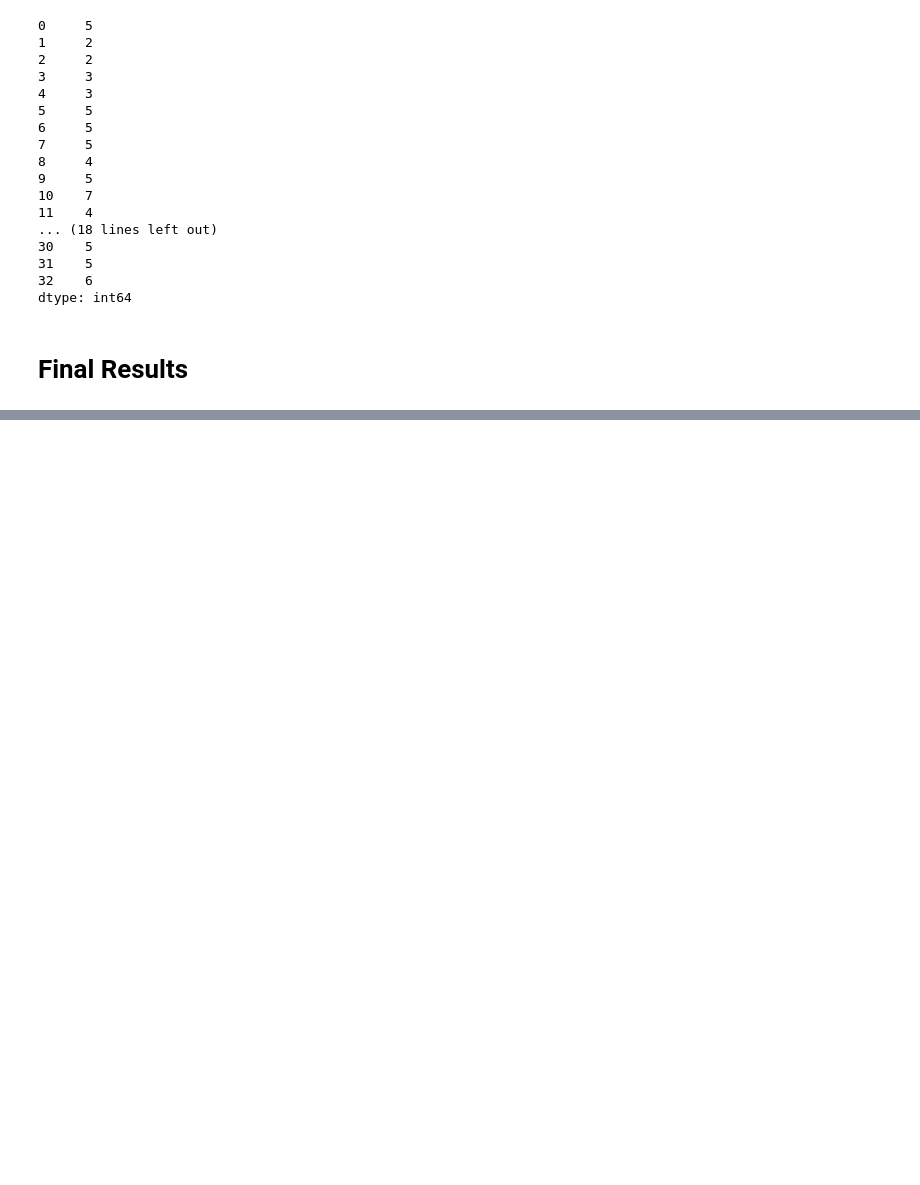
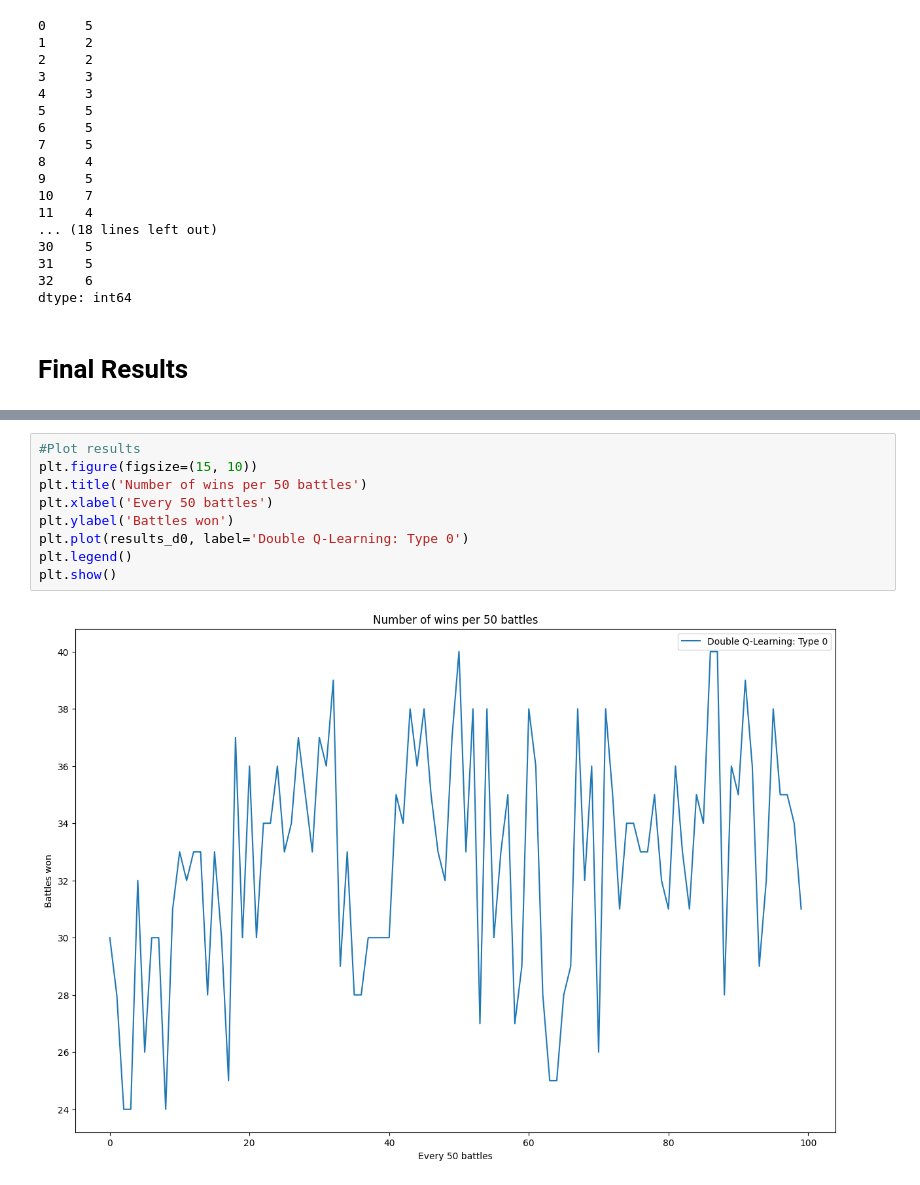
Before and after one commit to Harman367/Reinforcement-Learning-AI, a Jupyter notebook: Results/Results.ipynb, the cells around one changed output, grey strips where cells are left out. Cells and saved outputs as stored; diff of their text form; blank space fills up the shorter version.

```diff
--- a/Results/Results.ipynb
+++ b/Results/Results.ipynb
@@ -136,0 +171,11 @@ FileNotFoundError: File Results/JSON/Reward Single Q-Learning: Type 0.json does
+# %%
+#Plot results
+plt.figure(figsize=(15, 10))
+plt.title('Number of wins per 50 battles')
+plt.xlabel('Every 50 battles')
+plt.ylabel('Battles won')
+plt.plot(results_d0, label='Double Q-Learning: Type 0')
+plt.legend()
+plt.show()
+# %% [output]
+[figure, added]
```
Also changed, not shown: parts of 8 cells of this notebook, 24 other files.
